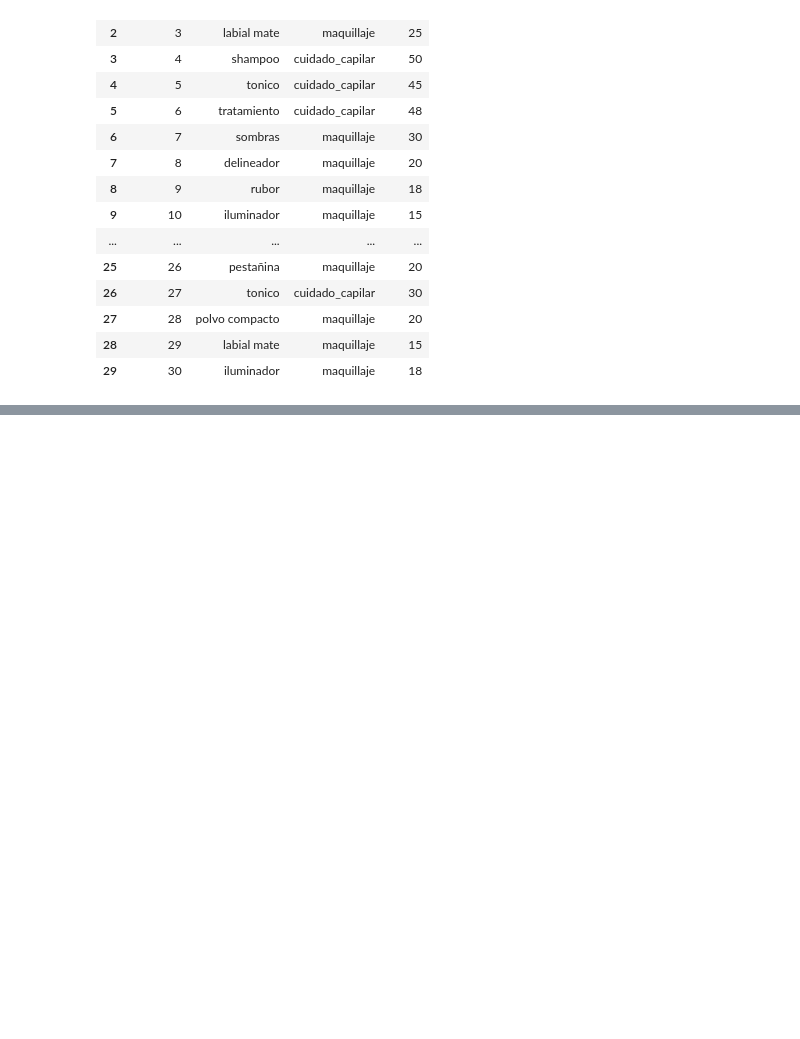
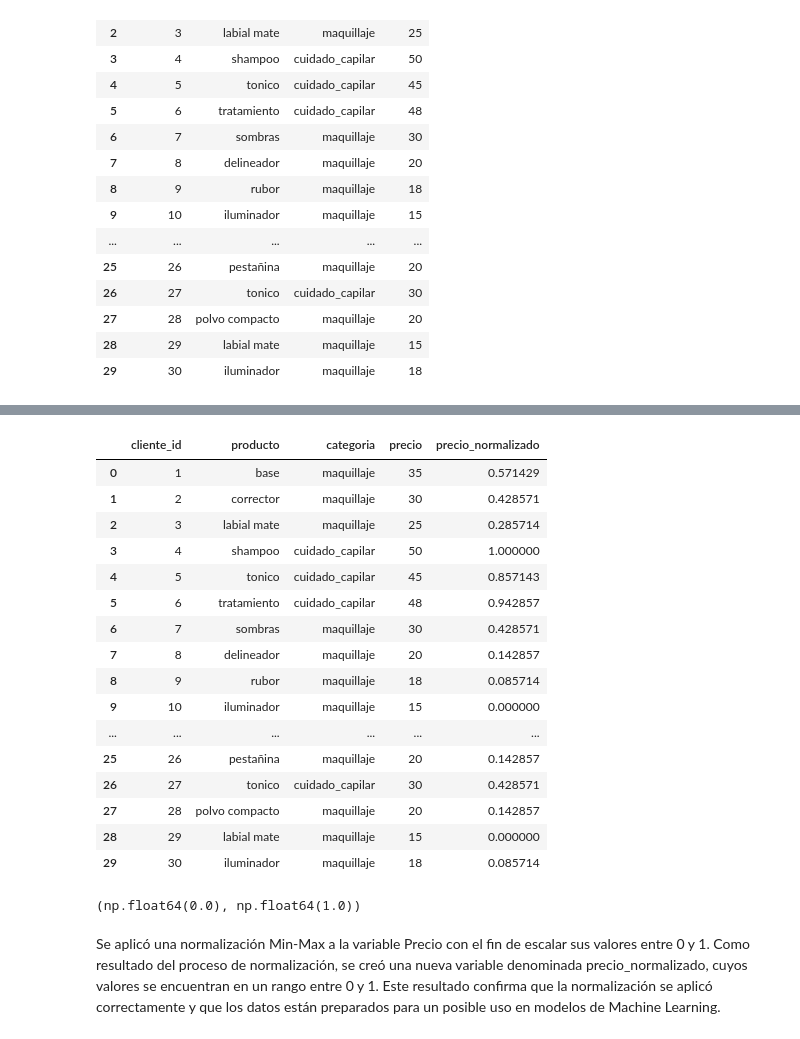
Before and after one commit to mariana550/MODELO-IA-BEAUTY-VIBES, a Jupyter notebook: src/EDA.ipynb, the cells around one changed output, grey strips where cells are left out. Drawn from its saved outputs; the diff is of its cells as text; code cells hidden in the pictures; blank space fills up the shorter version.

```diff
--- a/src/EDA.ipynb
+++ b/src/EDA.ipynb
@@ -29,0 +86,28 @@ df.head(31)
+# %%
+df["precio_normalizado"]=(df["precio"]-df["precio"].min())/(df["precio"].max()-df["precio"].min())
+df.head(30)
+# %% [output]
+|  | cliente_id | producto | categoria | precio | precio_normalizado |
+| 0 | 1 | base | maquillaje | 35 | 0.571429 |
+| 1 | 2 | corrector | maquillaje | 30 | 0.428571 |
+| 2 | 3 | labial mate | maquillaje | 25 | 0.285714 |
+| 3 | 4 | shampoo | cuidado_capilar | 50 | 1.000000 |
+| 4 | 5 | tonico | cuidado_capilar | 45 | 0.857143 |
+| 5 | 6 | tratamiento | cuidado_capilar | 48 | 0.942857 |
+| 6 | 7 | sombras | maquillaje | 30 | 0.428571 |
+| 7 | 8 | delineador | maquillaje | 20 | 0.142857 |
+| 8 | 9 | rubor | maquillaje | 18 | 0.085714 |
+| 9 | 10 | iluminador | maquillaje | 15 | 0.000000 |
+| ... | ... | ... | ... | ... | ... |
+| 25 | 26 | pestañina | maquillaje | 20 | 0.142857 |
+| 26 | 27 | tonico | cuidado_capilar | 30 | 0.428571 |
+| 27 | 28 | polvo compacto | maquillaje | 20 | 0.142857 |
+| 28 | 29 | labial mate | maquillaje | 15 | 0.000000 |
+| 29 | 30 | iluminador | maquillaje | 18 | 0.085714 |
+# %%
+df["precio_normalizado"].min(), df["precio_normalizado"].max()
+# %% [output]
+(np.float64(0.0), np.float64(1.0))
+# %% [markdown]
+Se aplicó una normalización Min-Max a la variable Precio con el fin de escalar sus valores entre 0 y 1.
+Como resultado del proceso de normalización, se creó una nueva variable denominada precio_normalizado, cuyos valores se encuentran en un rango entre 0 y 1. Este resultado confirma que la normalización se aplicó correctamente y que los datos están preparados para un posible uso en modelos de Machine Learning.
```
Also changed, not shown: parts of 27 cells of this notebook, 11 other files.
